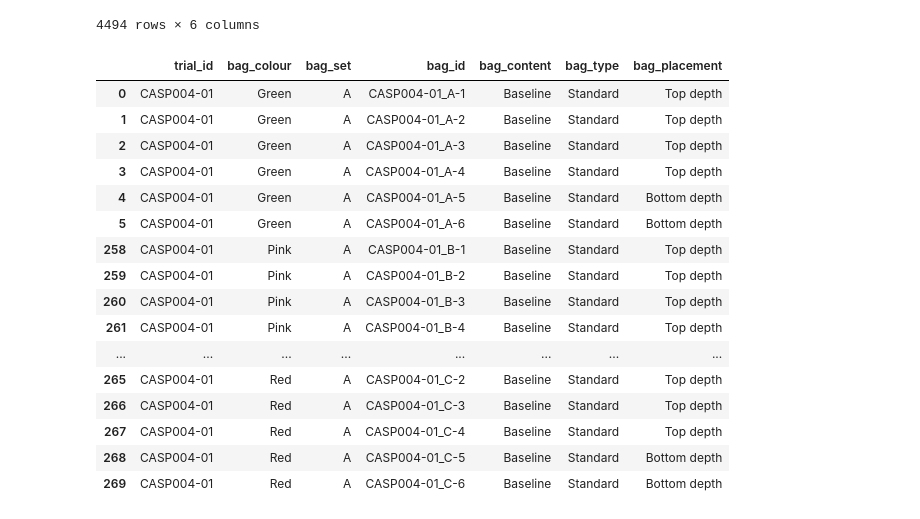
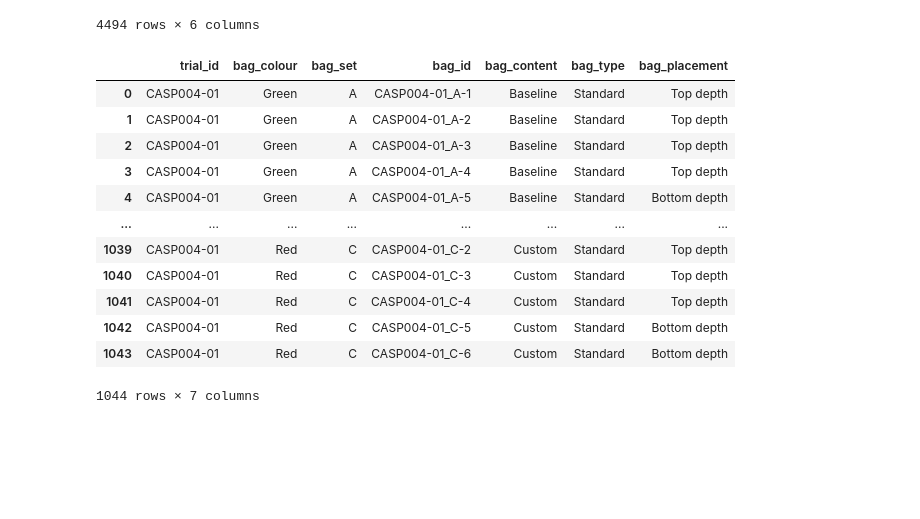
Before and after one commit to uchicago-dsi/compostable-disintegration-analysis, a Jupyter notebook: notebooks/add_bag_compiled.ipynb, the cells around one changed output. Cells and saved outputs as stored; diff of their text form; code cells hidden in the pictures; blank space fills up the shorter version.

```diff
--- a/notebooks/add_bag_compiled.ipynb
+++ b/notebooks/add_bag_compiled.ipynb
@@ -194,33 +194,28 @@ merged_compiled
 # %%
 casp_004 = pd.read_csv('/project/data/CASP004-01/masterfile.csv')
 columns_to_keep = ['trial_ID', 'bag_color', 'bag_set', 'bag_ID', 'bag_content', 'bag_type', 'bag_placement']
 casp_004 = casp_004[columns_to_keep]
 casp_004['trial_ID'] = 'CASP004-01'
 casp_004['bag_ID'] = casp_004['trial_ID'] + '_' + casp_004['bag_ID']
 new_names = {
         'bag_color': 'bag_colour',
     }
 casp_004 = casp_004.rename(columns=new_names)
 casp_004.columns = casp_004.columns.str.lower()
-casp_004 = casp_004.drop_duplicates(subset='bag_id', keep='first')
 casp_004
 # %% [output]
 |  | trial_id | bag_colour | bag_set | bag_id | bag_content | bag_type | bag_placement |
 | 0 | CASP004-01 | Green | A | CASP004-01_A-1 | Baseline | Standard | Top depth |
 | 1 | CASP004-01 | Green | A | CASP004-01_A-2 | Baseline | Standard | Top depth |
 | 2 | CASP004-01 | Green | A | CASP004-01_A-3 | Baseline | Standard | Top depth |
 | 3 | CASP004-01 | Green | A | CASP004-01_A-4 | Baseline | Standard | Top depth |
 | 4 | CASP004-01 | Green | A | CASP004-01_A-5 | Baseline | Standard | Bottom depth |
-| 5 | CASP004-01 | Green | A | CASP004-01_A-6 | Baseline | Standard | Bottom depth |
-| 258 | CASP004-01 | Pink | A | CASP004-01_B-1 | Baseline | Standard | Top depth |
-| 259 | CASP004-01 | Pink | A | CASP004-01_B-2 | Baseline | Standard | Top depth |
-| 260 | CASP004-01 | Pink | A | CASP004-01_B-3 | Baseline | Standard | Top depth |
-| 261 | CASP004-01 | Pink | A | CASP004-01_B-4 | Baseline | Standard | Top depth |
 | ... | ... | ... | ... | ... | ... | ... | ... |
-| 265 | CASP004-01 | Red | A | CASP004-01_C-2 | Baseline | Standard | Top depth |
-| 266 | CASP004-01 | Red | A | CASP004-01_C-3 | Baseline | Standard | Top depth |
-| 267 | CASP004-01 | Red | A | CASP004-01_C-4 | Baseline | Standard | Top depth |
-| 268 | CASP004-01 | Red | A | CASP004-01_C-5 | Baseline | Standard | Bottom depth |
-| 269 | CASP004-01 | Red | A | CASP004-01_C-6 | Baseline | Standard | Bottom depth |
+| 1039 | CASP004-01 | Red | C | CASP004-01_C-2 | Custom | Standard | Top depth |
+| 1040 | CASP004-01 | Red | C | CASP004-01_C-3 | Custom | Standard | Top depth |
+| 1041 | CASP004-01 | Red | C | CASP004-01_C-4 | Custom | Standard | Top depth |
+| 1042 | CASP004-01 | Red | C | CASP004-01_C-5 | Custom | Standard | Bottom depth |
+| 1043 | CASP004-01 | Red | C | CASP004-01_C-6 | Custom | Standard | Bottom depth |
+1044 rows × 7 columns
 # %%
 all_bags = pd.concat([merged_compiled, casp_004], ignore_index=True)
```
Also changed, not shown: parts of 3 cells of this notebook, 1 other file.
